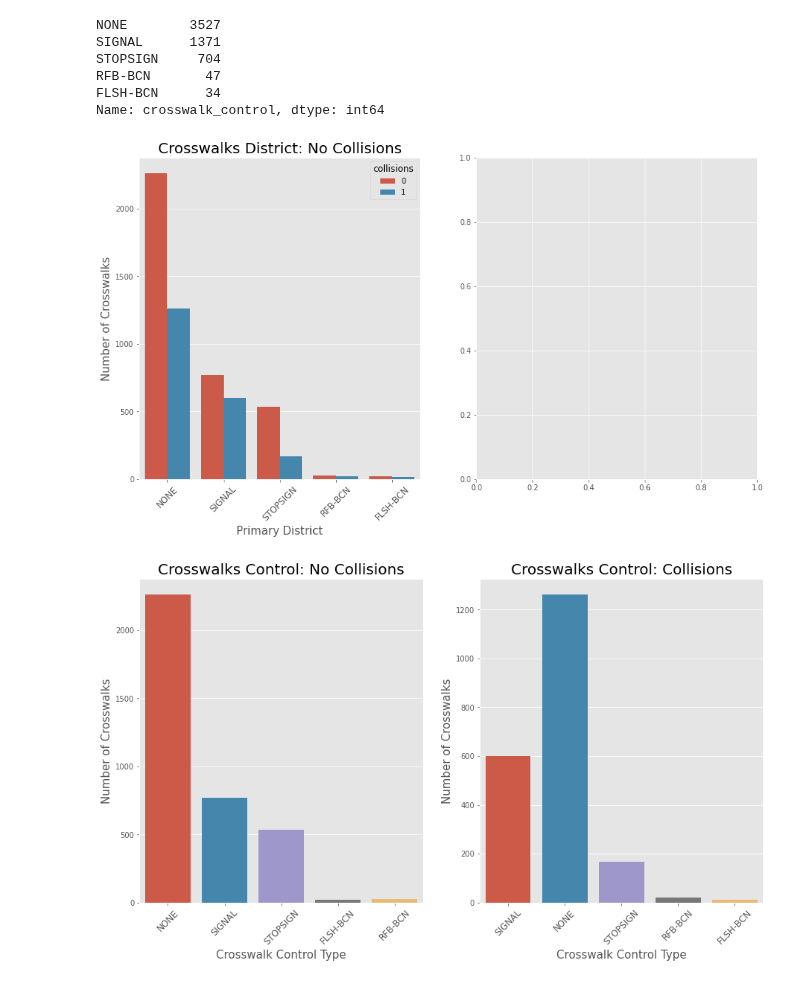
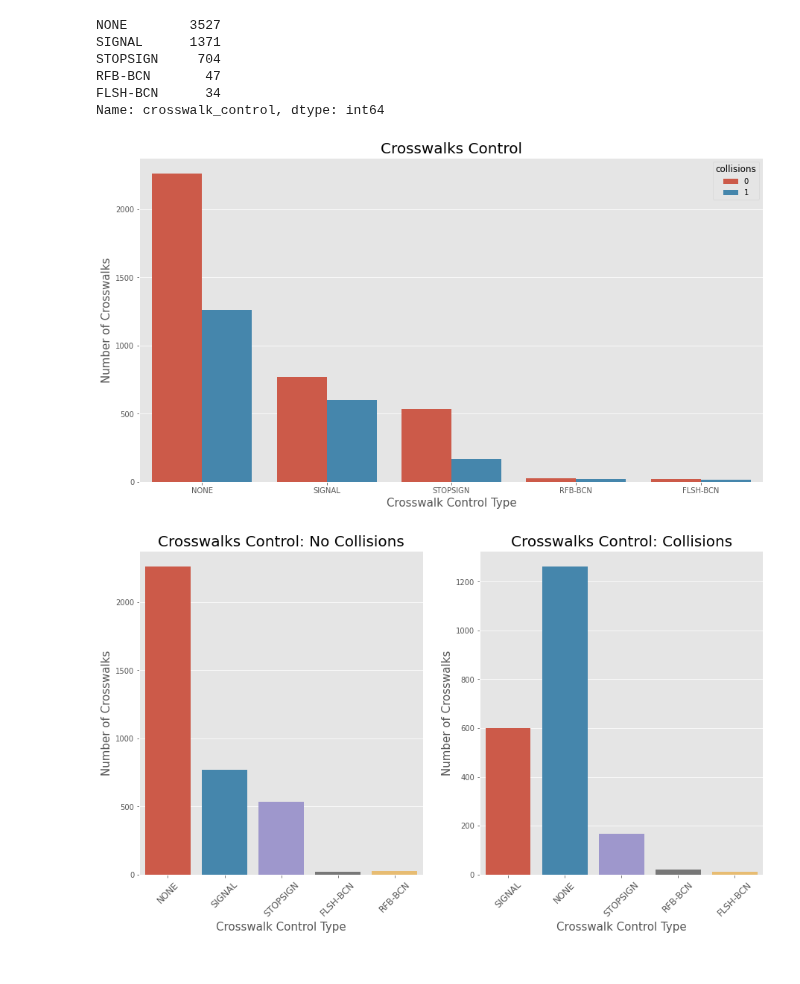
Before and after one commit to DataCircles/traffic_collisions_ml_team1, a Jupyter notebook: notebooks/cindy_severity_eda.ipynb, the cells around one changed output. Cells and saved outputs as stored; diff of their text form; code cells hidden in the pictures.

```diff
--- a/notebooks/cindy_severity_eda.ipynb
+++ b/notebooks/cindy_severity_eda.ipynb
@@ -417,23 +479,23 @@ RFB-BCN       47
 FLSH-BCN      34
 Name: crosswalk_control, dtype: int64
 # %%
-fig, axes = plt.subplots(1,2,figsize=(15,8))
+fig, ax = plt.subplots(figsize=(15,8))
 
-sns.countplot(crosswalks['crosswalk_control'],hue=crosswalks['collisions'], ax=axes[0])
-axes[0].set_title('Crosswalks District: No Collisions', fontsize=20)
-axes[0].set_ylabel('Number of Crosswalks', fontsize=15)
-axes[0].set_xlabel('Primary District', fontsize=15)
-axes[0].set_xticklabels(axes[0].get_xticklabels(), rotation=45, fontsize=12);
+sns.countplot(crosswalks['crosswalk_control'],hue=crosswalks['collisions'])
+ax.set_title('Crosswalks Control', fontsize=20)
+ax.set_ylabel('Number of Crosswalks', fontsize=15)
+ax.set_xlabel('Crosswalk Control Type', fontsize=15)
+# ax.set_xticklabels(axes[0].get_xticklabels(), rotation=45, fontsize=12);
 
 # sns.barplot(xw_yes['primarydistrictcd'].value_counts().index,xw_yes['primarydistrictcd'].value_counts().values, ax=axes[1])
 # axes[1].set_title('Crosswalks District: Collisions', fontsize=20)
 # axes[1].set_ylabel('Number of Crosswalks', fontsize=15)
 # axes[1].set_xlabel('Primary District', fontsize=15)
 # axes[1].set_xticklabels(axes[1].get_xticklabels(), rotation=45, fontsize=12);
 
-# plt.savefig('../reports/figures/blocks_artdescript.png')
+# plt.savefig('../reports/figures/crosswalk_control.png')
 # %% [output]
-[figure, old version]
+[figure, new version]
 # %%
 fig, axes = plt.subplots(1,2,figsize=(15,8))
 
```
Also changed, not shown: parts of 21 cells of this notebook, 10 other files.
